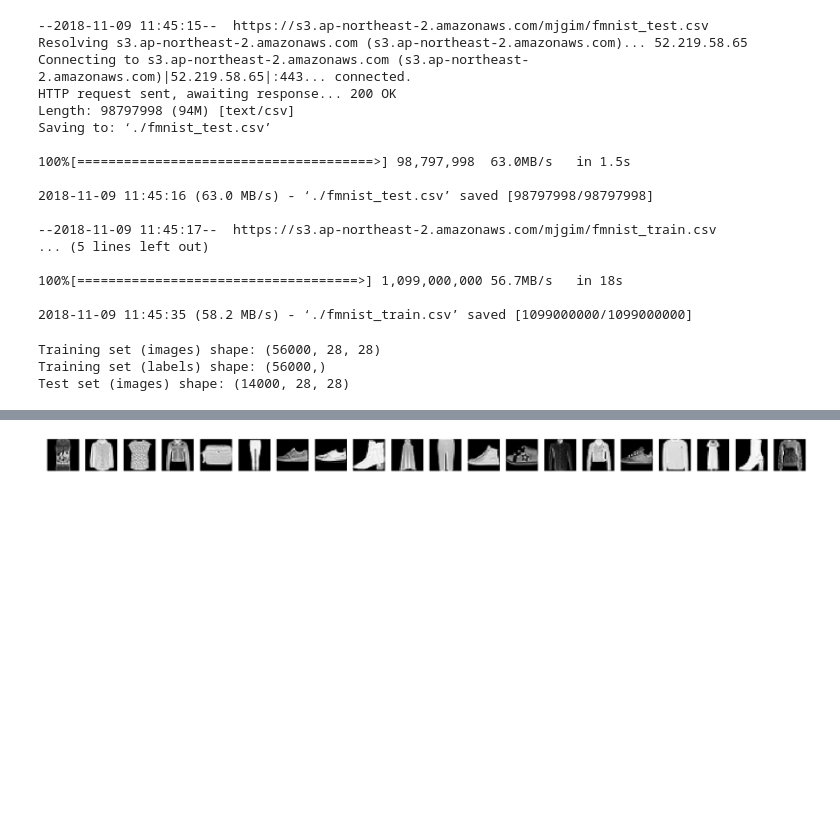
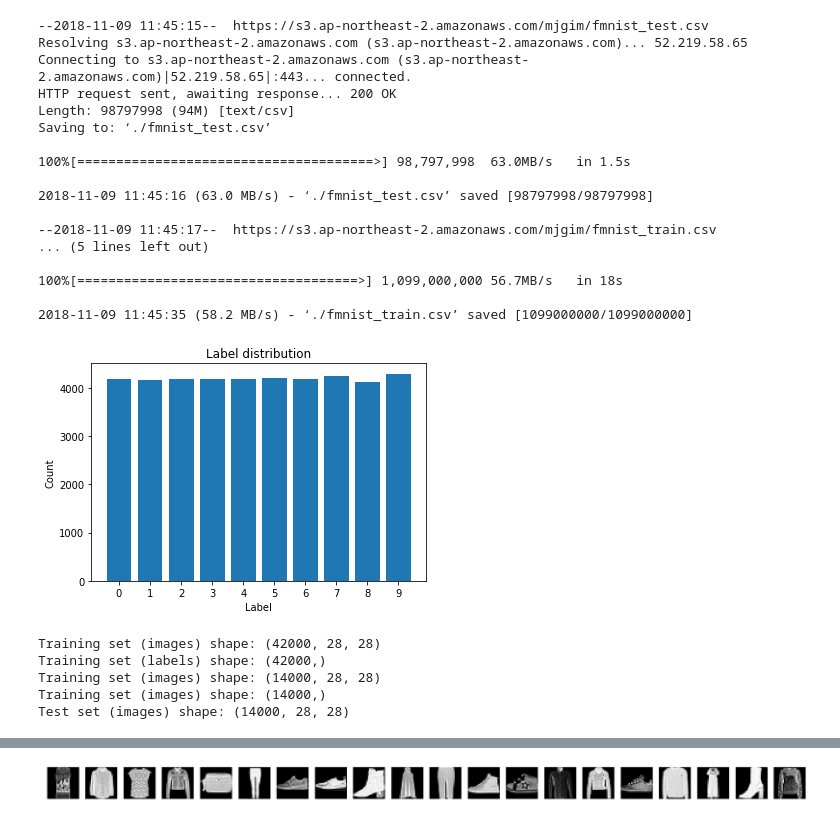
Before and after one commit to kimbyungnam/ajou-competition, a Jupyter notebook: 1. Fashion_MNIST(Keras).ipynb, the cells around one changed output, grey strips where cells are left out. Cells and saved outputs as stored; diff of their text form; code cells hidden in the pictures; blank space fills up the shorter version.

```diff
--- a/1. Fashion_MNIST(Keras).ipynb
+++ b/1. Fashion_MNIST(Keras).ipynb
@@ -35,3 +37,14 @@ training_img = training_data[:,1:]
 training_lab = training_data[:,0]
 
 test_img = np.loadtxt('./fmnist_test.csv', delimiter=",")
+# %%
+# plot label distribution of training set
+
+plt.title('Label distribution')
+plt.bar(range(10), np.bincount(training_lab.astype('int64')))
+plt.xlabel('Label')
+plt.ylabel('Count')
+plt.xticks(range(10))
+plt.grid(False)
+# %% [output]
+[figure, added]
@@ -41,11 +57,16 @@ test_img = test_img.reshape(test_img.shape[0], 28, 28)
 # %%
 print("Training set (images) shape: {shape}".format(shape=training_img.shape))
 print("Training set (labels) shape: {shape}".format(shape=training_lab.shape))
+print("Training set (images) shape: {shape}".format(shape=x_valid.shape))
+print("Training set (images) shape: {shape}".format(shape=y_valid.shape))
+
 
 print("Test set (images) shape: {shape}".format(shape=test_img.shape))
 # %% [output]
-Training set (images) shape: (56000, 28, 28)
-Training set (labels) shape: (56000,)
+Training set (images) shape: (42000, 28, 28)
+Training set (labels) shape: (42000,)
+Training set (images) shape: (14000, 28, 28)
+Training set (images) shape: (14000,)
 Test set (images) shape: (14000, 28, 28)
 # %%
 training_img = training_img.astype('float32')/255
```
Also changed, not shown: parts of 13 cells of this notebook.
